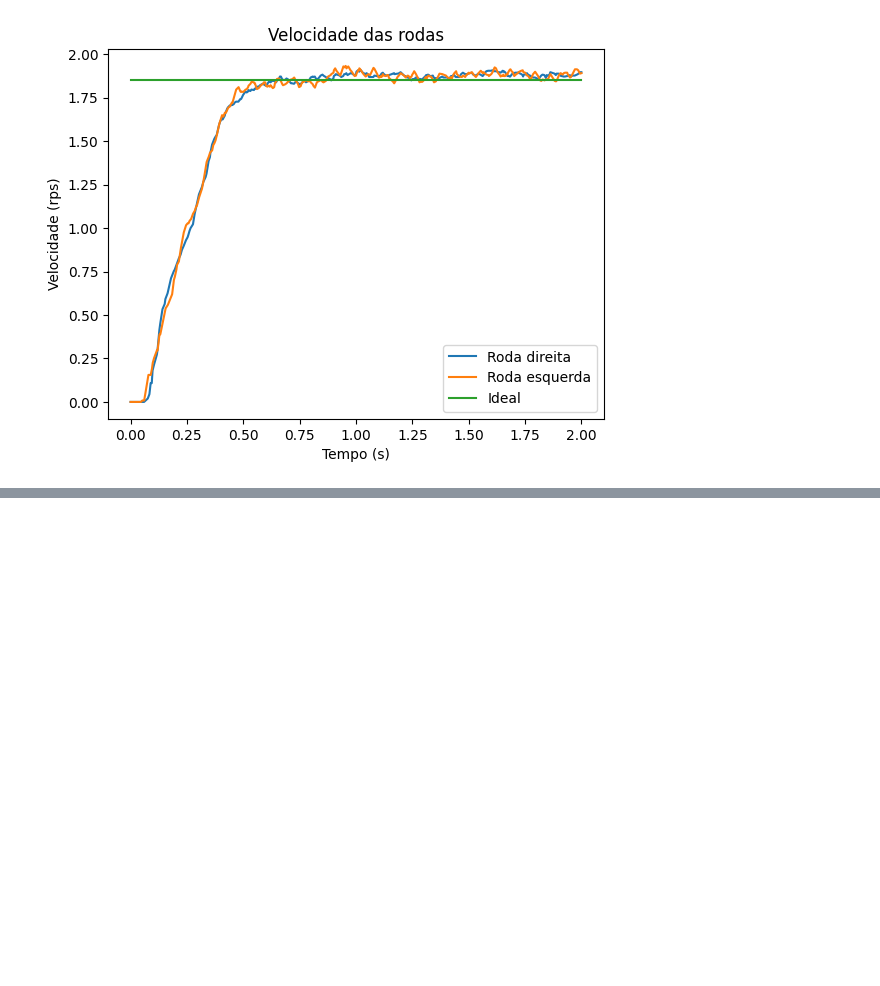
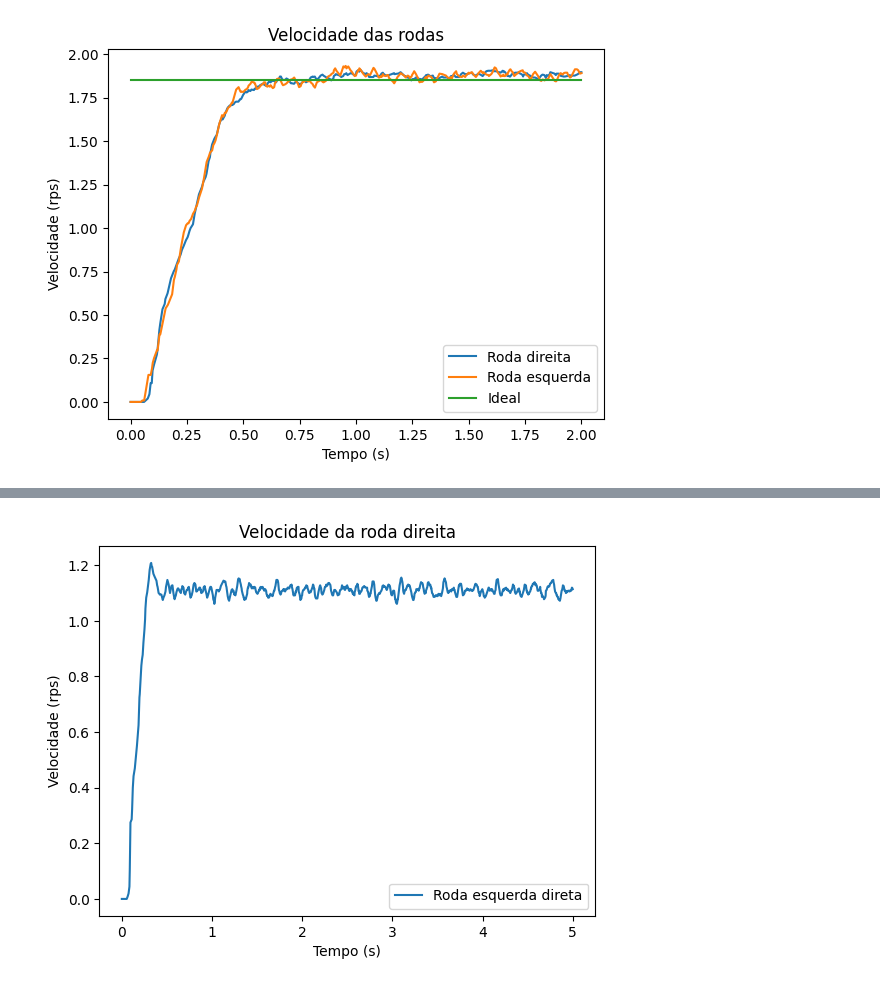
Before and after one commit to BrendonSouza/PID_TCC, a Jupyter notebook: analise_velocidade.ipynb, the cells around one changed output, grey strips where cells are left out. Cells and saved outputs as stored; diff of their text form; code cells hidden in the pictures; blank space fills up the shorter version.

```diff
--- a/analise_velocidade.ipynb
+++ b/analise_velocidade.ipynb
@@ -178,0 +201,32 @@ plt.show()
+# %%
+# le o arquivo velocidades_esquerda_directly_call.txt
+
+with open('velocidades_direita_directly_call.txt', 'r') as f:
+    linesDireita_direta = f.readlines()
+
+velocidades_direita_direta = []
+tempos_direita_direta = []
+
+for line in linesDireita_direta:
+    data = json.loads(line)
+    velocidades_direita_direta.append(data['rpm'])
+    tempos_direita_direta.append(data['time'])
+
+# converte todos os dados de velocidade para rps
+velocidades_direita_direta = np.array(velocidades_direita_direta)/6
+velocidades_direita_direta = np.array(velocidades_direita_direta)/60
+
+# calcula a media das velocidades
+media_velocidades_direita_direta = np.median(velocidades_direita_direta)
+
+#plota o grafico de velocidade em funcao do tempo da roda direita direta e da roda direita
+
+plt.plot(tempos_direita_direta, velocidades_direita_direta, label='Roda esquerda direta')
+plt.xlabel('Tempo (s)')
+plt.ylabel('Velocidade (rps)')
+plt.title('Velocidade da roda direita')
+plt.legend()
+
+plt.show()
+# %% [output]
+[figure, added]
```
Also changed, not shown: parts of 6 cells of this notebook, 2 other files.
